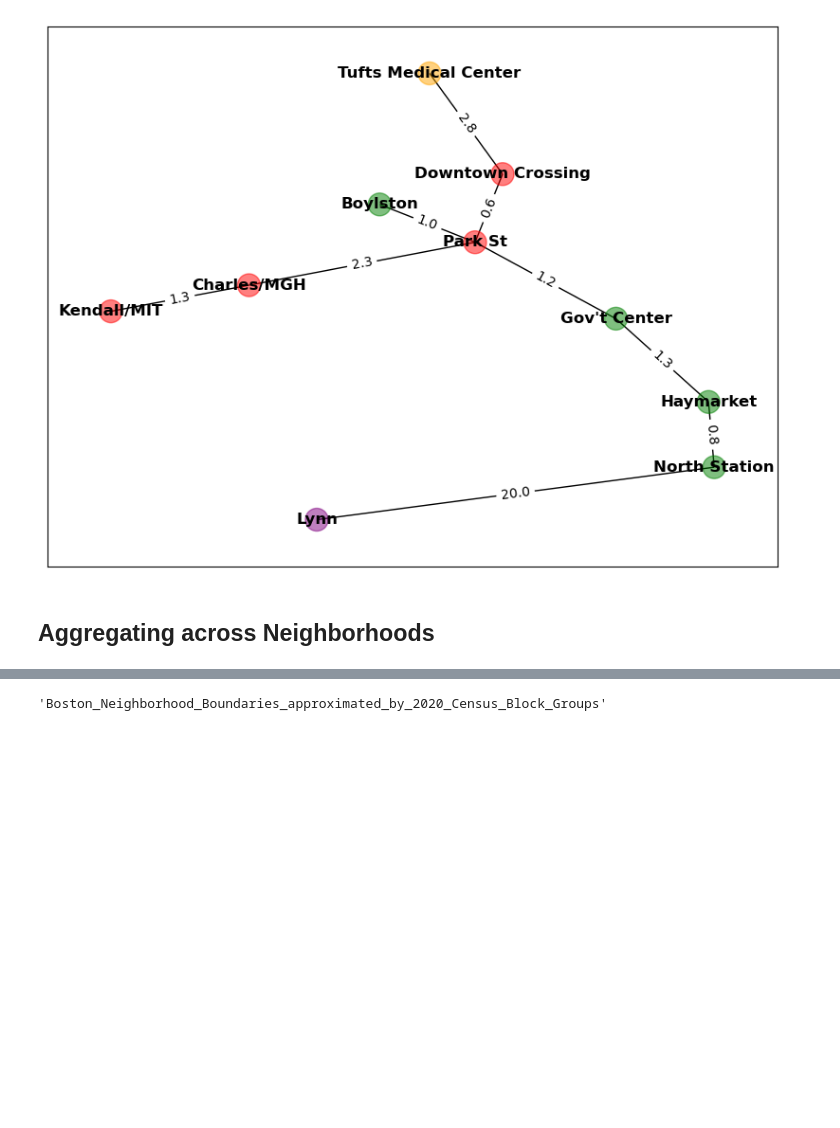
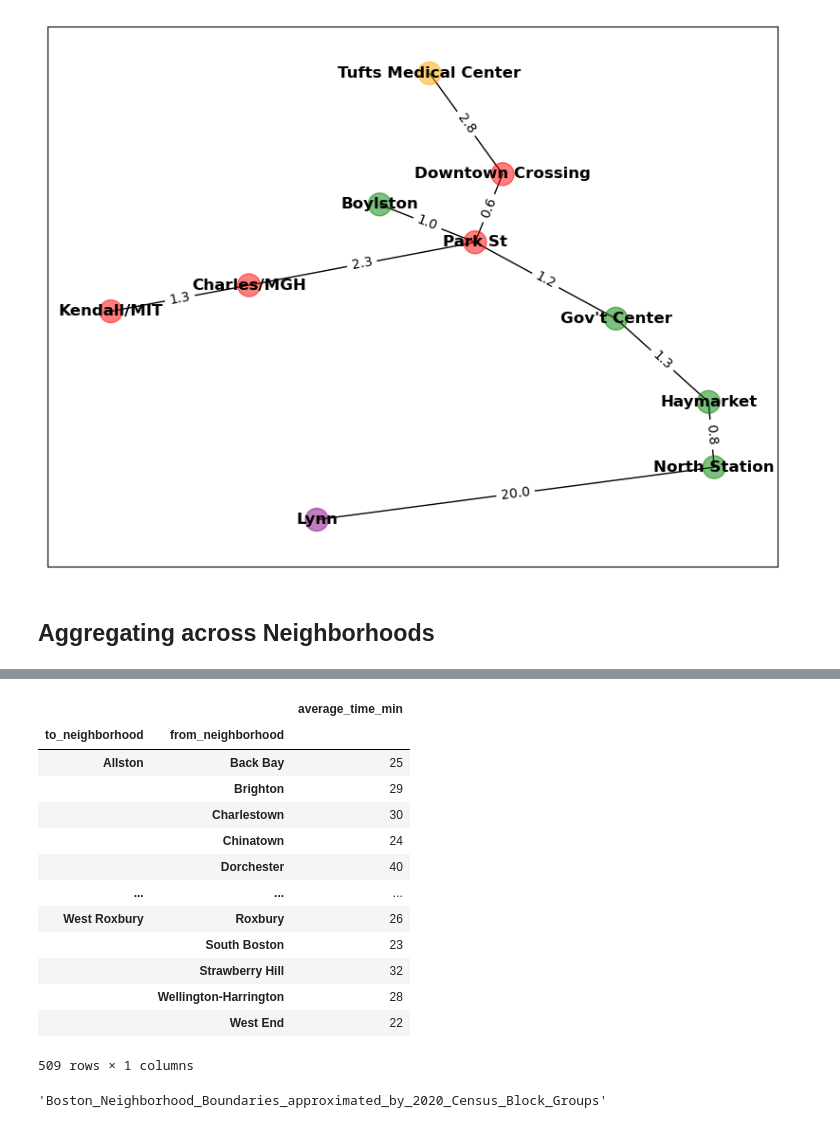
Before and after one commit to yoakiyama/zoning-dashboard-fp, a Jupyter notebook: data/transportation/mbta/mbta_ridership.ipynb, the cells around one changed output, grey strips where cells are left out. Saved outputs shown, nothing was run; the diff lists cells and outputs as text; code cells hidden in the pictures; blank space fills up the shorter version.

Commit message:
fix boston commute zip codes

```diff
--- a/data/transportation/mbta/mbta_ridership.ipynb
+++ b/data/transportation/mbta/mbta_ridership.ipynb
@@ -783,3 +737,20 @@ for pair in cambridge_zip_l:
         cambridge_zip2hood_d[pair[1]] = [pair[0]]
     else:
         cambridge_zip2hood_d[pair[1]].append(pair[0])
+
+cambridge_zip2hood_single = {key:val[0] for key, val in cambridge_zip2hood_d.items()}
+hood_proxy = {
+    'Riverside':'Mid-Cambridge',
+    'The Port':'Mid-Cambridge',
+    'Cambridgeport':'Mid-Cambridge',
+    'Area 2/MIT':'Mid-Cambridge',
+    'West Cambridge':'Strawberry Hill',
+    'Cambridge Highlands':'Strawberry Hill',
+    'Baldwin':'Strawberry Hill',
+    'Neighborhood Nine':'North Cambridge',
+    'East Cambridge':'Wellington-Harrington',
+    'South End': 'Roxbury',
+    'North End':'Downtown',
+    'South Boston Waterfront':'Downtown',
+    'Beacon Hill':'West End'
+}
@@ -786,6 +769,9 @@ for pair in cambridge_zip_l:
+# %%
+all_zip_map = cambridge_zip2hood_single
+all_zip_map.update(boston_zip2hood_d)
 # %%
-zipcode_df['from_neighborhood'] = zipcode_df['from_zip'].map(boston_zip2hood_d)
-zipcode_df['to_neighborhood'] = zipcode_df['to_zip'].map(boston_zip2hood_d)
+zipcode_df['from_neighborhood'] = zipcode_df['from_zip'].map(all_zip_map)
+zipcode_df['to_neighborhood'] = zipcode_df['to_zip'].map(all_zip_map)
 zipcode_df = zipcode_df.dropna()
 # %%
 neighborhood_df = zipcode_df[['from_neighborhood', 'to_neighborhood', 'min_time_sec', 'max_time_sec']]
@@ -795,6 +781,23 @@ average_df['min_time_min'] = average_df['min_time_sec']/60
 average_df['max_time_min'] = average_df['max_time_sec']/60
 average_df['average_time_min'] = ((average_df['max_time_min'] + average_df['min_time_min'])/2).astype(int)
 average_df = average_df[['average_time_min']]
+# %%
+average_df
+# %% [output]
+|  |  | average_time_min |
+| to_neighborhood | from_neighborhood |  |
+| Allston | Back Bay | 25 |
+|  | Brighton | 29 |
+|  | Charlestown | 30 |
+|  | Chinatown | 24 |
+|  | Dorchester | 40 |
+| ... | ... | ... |
+| West Roxbury | Roxbury | 26 |
+|  | South Boston | 23 |
+|  | Strawberry Hill | 32 |
+|  | Wellington-Harrington | 28 |
+|  | West End | 22 |
+509 rows × 1 columns
 # %%
 average_dict = average_df.unstack().to_dict()
 average_dict = {key[1]:val for key,val in average_dict.items()}
```
Also changed, not shown: parts of 6 cells of this notebook, 1 other file.
